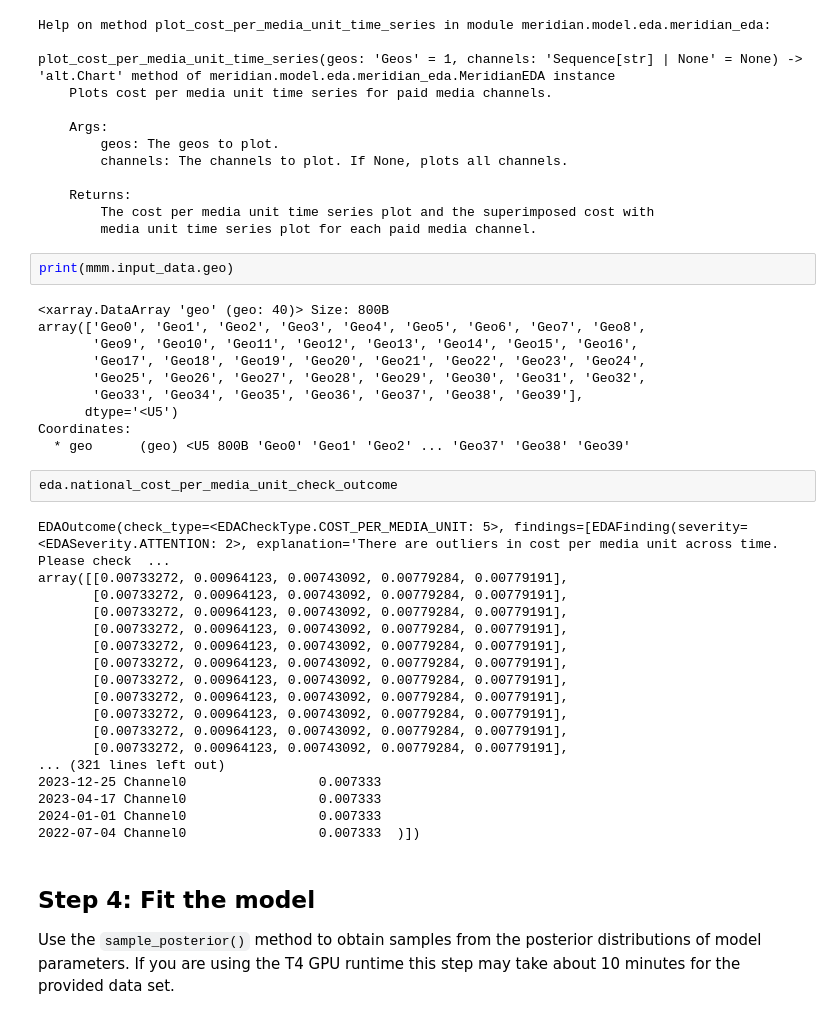
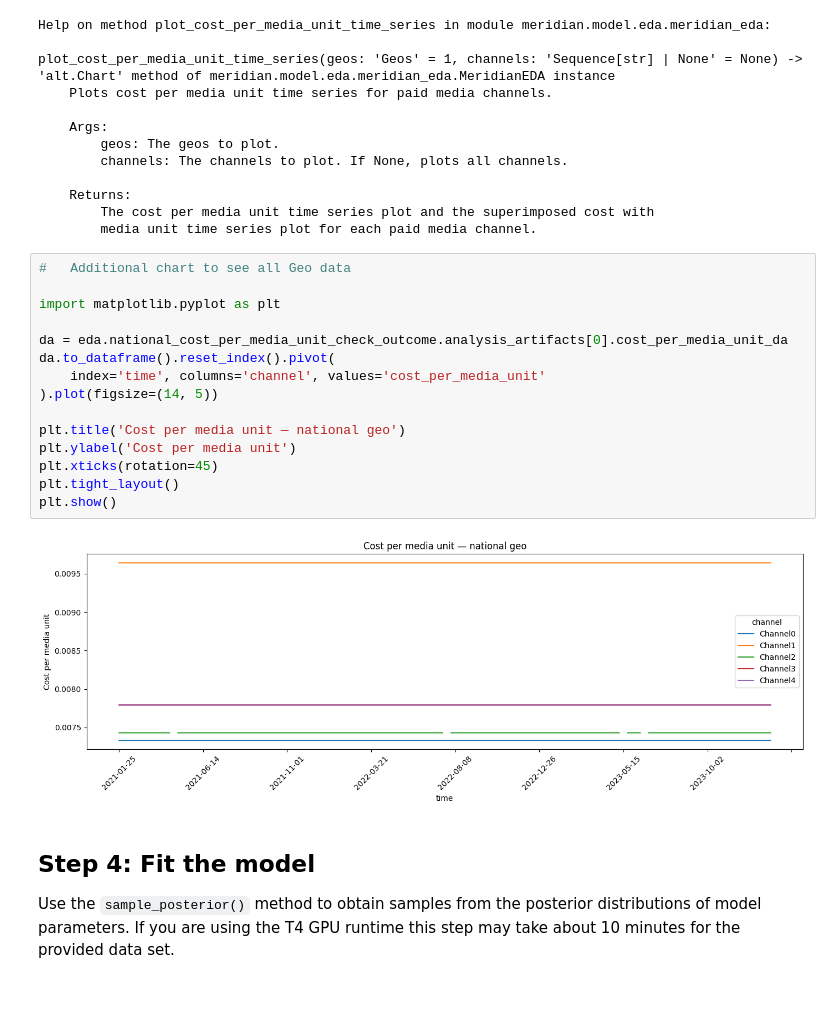
Before and after one commit to rahitushar1/Meridian-MMM, a Jupyter notebook: demo/Meridian_Getting_Started.ipynb, the cells around one changed output. Saved outputs shown, nothing was run; the diff lists cells and outputs as text.

```diff
--- a/demo/Meridian_Getting_Started.ipynb
+++ b/demo/Meridian_Getting_Started.ipynb
@@ -334,38 +328,23 @@ plot_cost_per_media_unit_time_series(geos: 'Geos' = 1, channels: 'Sequence[str]
     Returns:
         The cost per media unit time series plot and the superimposed cost with
         media unit time series plot for each paid media channel.
-# %%
-print(mmm.input_data.geo)
-# %% [output]
-<xarray.DataArray 'geo' (geo: 40)> Size: 800B
-array(['Geo0', 'Geo1', 'Geo2', 'Geo3', 'Geo4', 'Geo5', 'Geo6', 'Geo7', 'Geo8',
-       'Geo9', 'Geo10', 'Geo11', 'Geo12', 'Geo13', 'Geo14', 'Geo15', 'Geo16',
-       'Geo17', 'Geo18', 'Geo19', 'Geo20', 'Geo21', 'Geo22', 'Geo23', 'Geo24',
-       'Geo25', 'Geo26', 'Geo27', 'Geo28', 'Geo29', 'Geo30', 'Geo31', 'Geo32',
-       'Geo33', 'Geo34', 'Geo35', 'Geo36', 'Geo37', 'Geo38', 'Geo39'],
-      dtype='<U5')
-Coordinates:
-  * geo      (geo) <U5 800B 'Geo0' 'Geo1' 'Geo2' ... 'Geo37' 'Geo38' 'Geo39'
-# %%
-eda.national_cost_per_media_unit_check_outcome
-# %% [output]
-EDAOutcome(check_type=<EDACheckType.COST_PER_MEDIA_UNIT: 5>, findings=[EDAFinding(severity=<EDASeverity.ATTENTION: 2>, explanation='There are outliers in cost per media unit across time. Please check  ...
-array([[0.00733272, 0.00964123, 0.00743092, 0.00779284, 0.00779191],
-       [0.00733272, 0.00964123, 0.00743092, 0.00779284, 0.00779191],
-       [0.00733272, 0.00964123, 0.00743092, 0.00779284, 0.00779191],
-       [0.00733272, 0.00964123, 0.00743092, 0.00779284, 0.00779191],
-       [0.00733272, 0.00964123, 0.00743092, 0.00779284, 0.00779191],
-       [0.00733272, 0.00964123, 0.00743092, 0.00779284, 0.00779191],
-       [0.00733272, 0.00964123, 0.00743092, 0.00779284, 0.00779191],
-       [0.00733272, 0.00964123, 0.00743092, 0.00779284, 0.00779191],
-       [0.00733272, 0.00964123, 0.00743092, 0.00779284, 0.00779191],
-       [0.00733272, 0.00964123, 0.00743092, 0.00779284, 0.00779191],
-       [0.00733272, 0.00964123, 0.00743092, 0.00779284, 0.00779191],
-... (321 lines left out)
-2023-12-25 Channel0                 0.007333
-2023-04-17 Channel0                 0.007333
-2024-01-01 Channel0                 0.007333
-2022-07-04 Channel0                 0.007333  )])
+# %%
+#   Additional chart to see all Geo data
+
+import matplotlib.pyplot as plt
+
+da = eda.national_cost_per_media_unit_check_outcome.analysis_artifacts[0].cost_per_media_unit_da
+da.to_dataframe().reset_index().pivot(
+    index='time', columns='channel', values='cost_per_media_unit'
+).plot(figsize=(14, 5))
+
+plt.title('Cost per media unit — national geo')
+plt.ylabel('Cost per media unit')
+plt.xticks(rotation=45)
+plt.tight_layout()
+plt.show()
+# %% [output]
+[figure, added]
 # %% [markdown]
 <a name="fit-model"></a>
 ## Step 4: Fit the model
```
Also changed, not shown: parts of 2 cells of this notebook.
